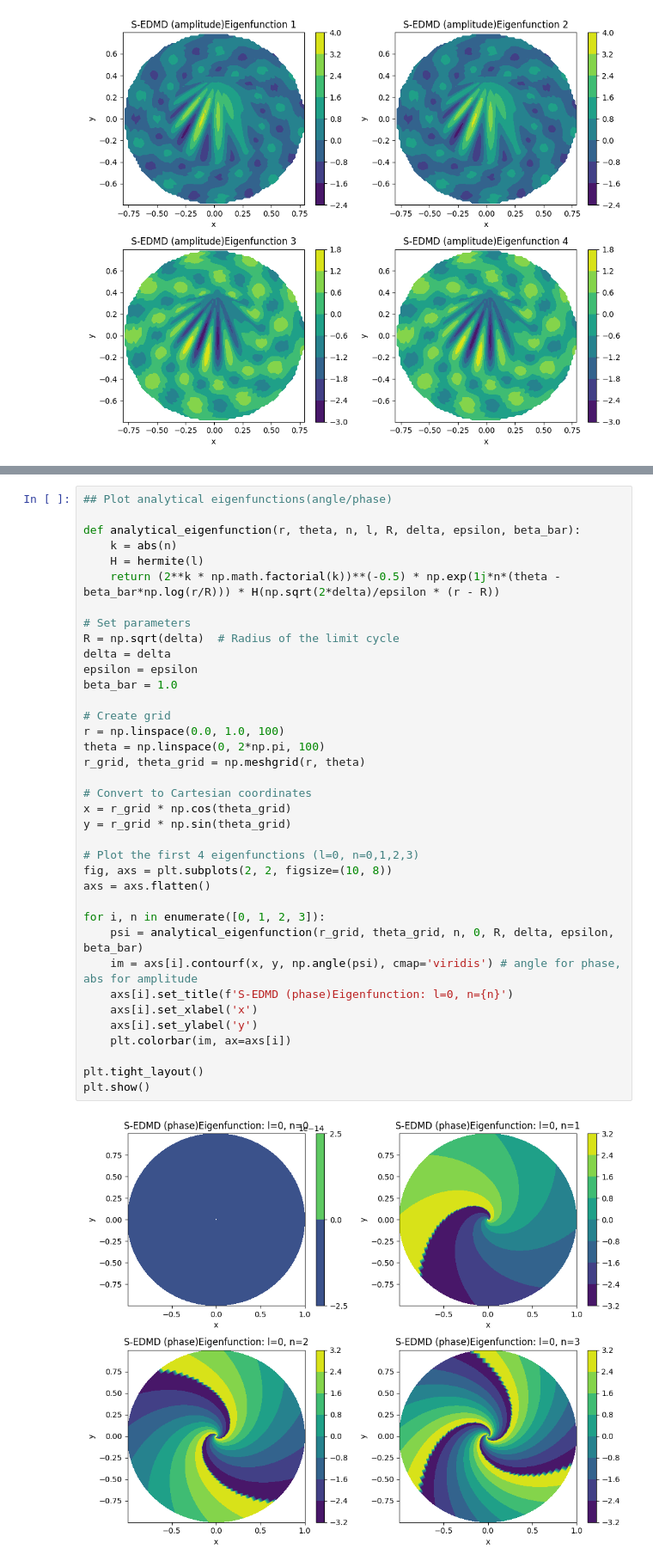
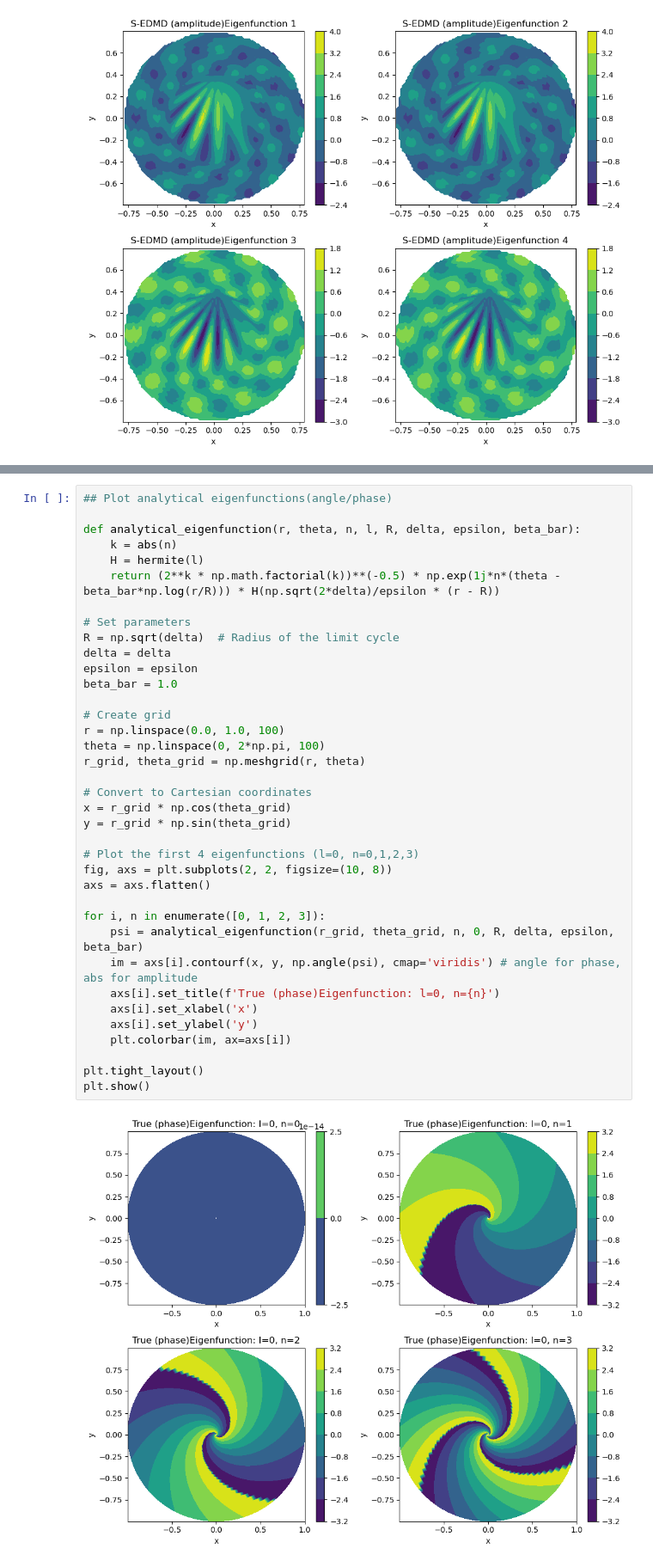
Before and after one commit to TalkingDoll/SDMD, a Jupyter notebook: 2d_stuart_landau_sedmd_test.ipynb, the cells around one changed output, grey strips where cells are left out. Shown at 86% size. Cells and saved outputs as stored; diff of their text form.

```diff
--- a/2d_stuart_landau_sedmd_test.ipynb
+++ b/2d_stuart_landau_sedmd_test.ipynb
@@ -432,32 +432,32 @@ def analytical_eigenfunction(r, theta, n, l, R, delta, epsilon, beta_bar):
 
 # Set parameters
 R = np.sqrt(delta)  # Radius of the limit cycle
 delta = delta
 epsilon = epsilon
 beta_bar = 1.0
 
 # Create grid
 r = np.linspace(0.0, 1.0, 100)
 theta = np.linspace(0, 2*np.pi, 100)
 r_grid, theta_grid = np.meshgrid(r, theta)
 
 # Convert to Cartesian coordinates
 x = r_grid * np.cos(theta_grid)
 y = r_grid * np.sin(theta_grid)
 
 # Plot the first 4 eigenfunctions (l=0, n=0,1,2,3)
 fig, axs = plt.subplots(2, 2, figsize=(10, 8))
 axs = axs.flatten()
 
 for i, n in enumerate([0, 1, 2, 3]):
     psi = analytical_eigenfunction(r_grid, theta_grid, n, 0, R, delta, epsilon, beta_bar)
     im = axs[i].contourf(x, y, np.angle(psi), cmap='viridis') # angle for phase, abs for amplitude
-    axs[i].set_title(f'S-EDMD (phase)Eigenfunction: l=0, n={n}')
+    axs[i].set_title(f'True (phase)Eigenfunction: l=0, n={n}')
     axs[i].set_xlabel('x')
     axs[i].set_ylabel('y')
     plt.colorbar(im, ax=axs[i])
 
 plt.tight_layout()
 plt.show()
 # %% [output]
-[figure, old version]
+[figure, new version]
```
Also changed, not shown: parts of 4 cells of this notebook.
